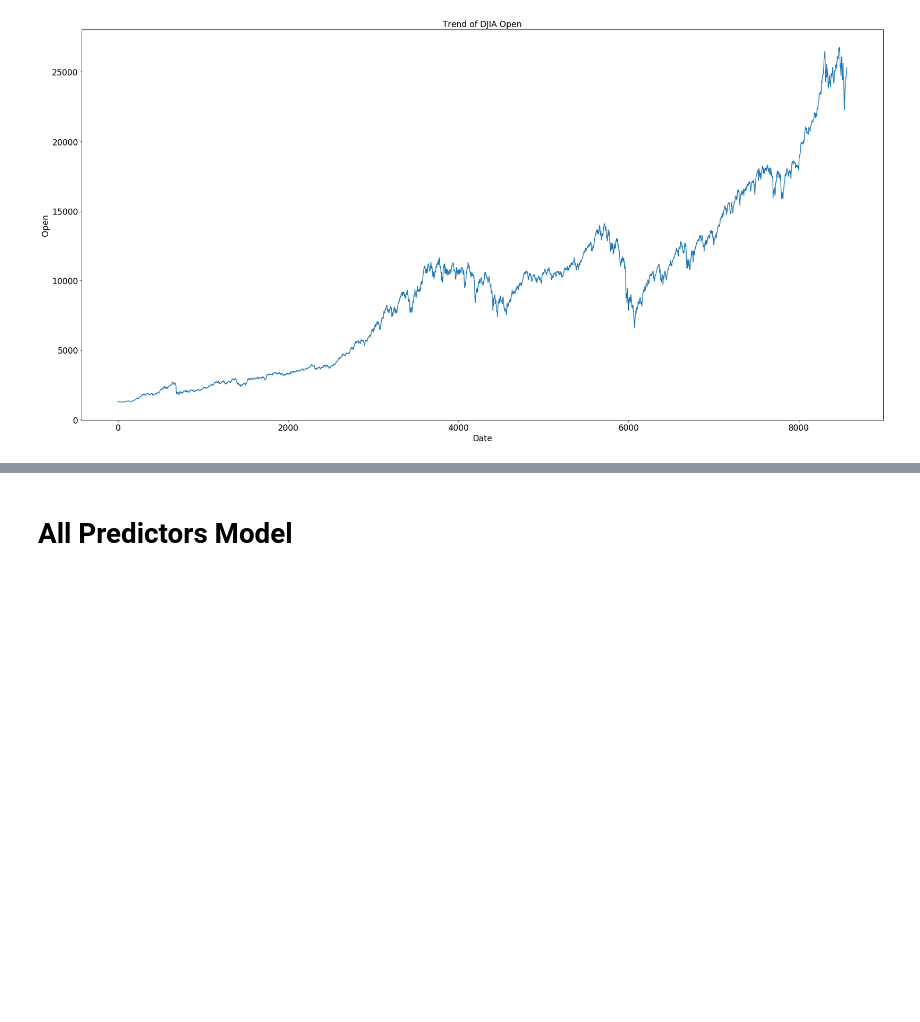
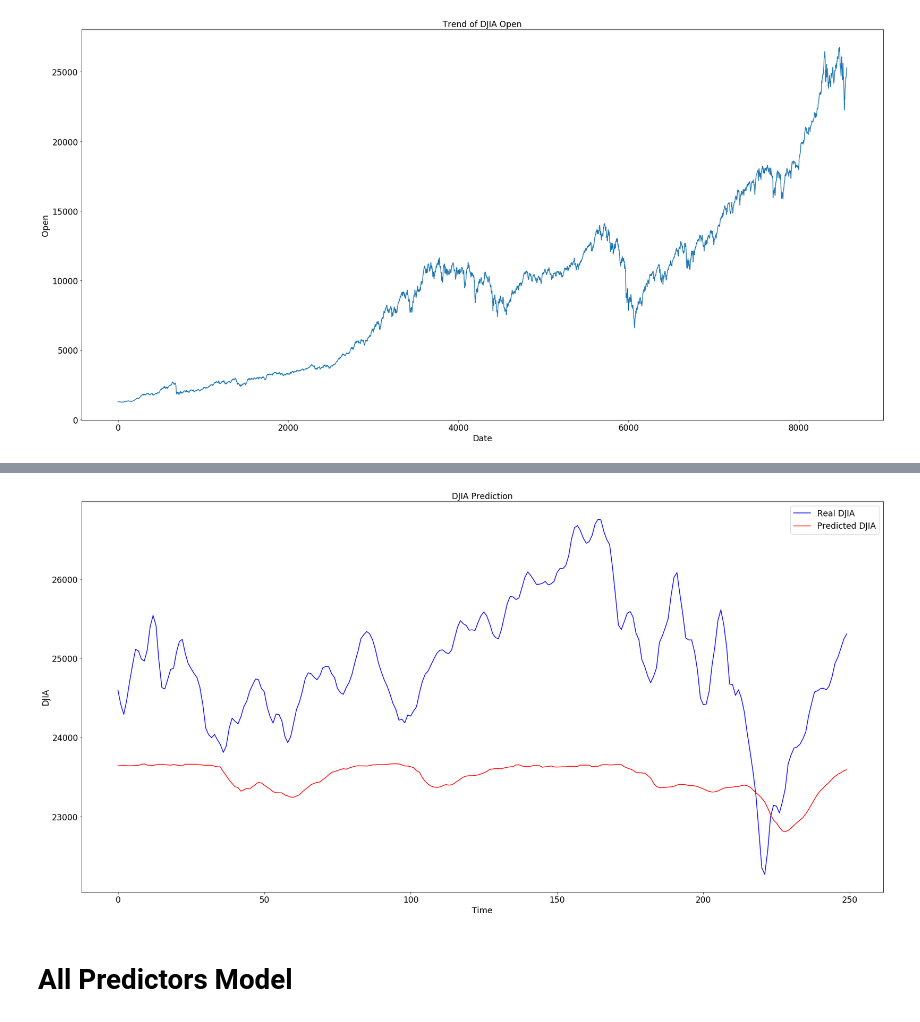
Before and after one commit to Sean2108/DJIA-And-Oil-Price-Prediction, a Jupyter notebook: model.ipynb, the cells around one changed output, grey strips where cells are left out. Drawn from its saved outputs; the diff is of its cells as text; code cells hidden in the pictures; blank space fills up the shorter version.

```diff
--- a/model.ipynb
+++ b/model.ipynb
@@ -136,3 +187,7 @@ djia_matrix_test = djia_matrix[700:]
+# %%
+plot_prediction(trend_scaler, x_test, y_test, model_trend_predictors)
+# %% [output]
+[figure, added]
 # %% [markdown]
 # All Predictors Model
 # %%
```
Also changed, not shown: parts of 13 cells of this notebook.
